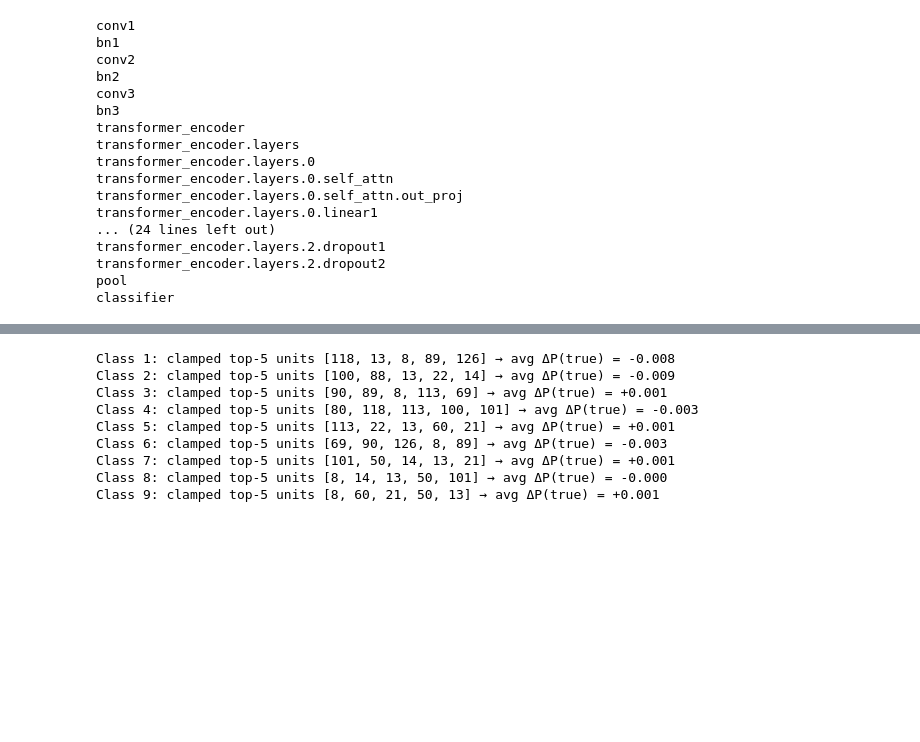
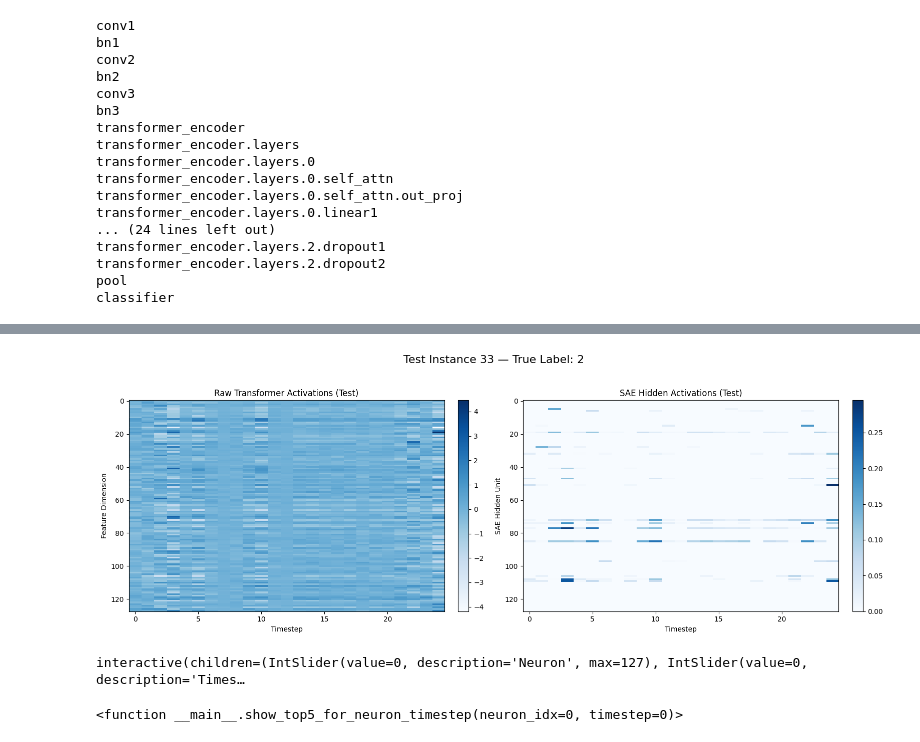
Before and after one commit to mathiisk/TSTpatching, a Jupyter notebook: SAE.ipynb, the cells around one changed output, grey strips where cells are left out. Drawn from its saved outputs; the diff is of its cells as text; code cells hidden in the pictures; blank space fills up the shorter version.

```diff
--- a/SAE.ipynb
+++ b/SAE.ipynb
@@ -346,19 +163,47 @@ Class 9: clamped top-5 units [8, 60, 21, 50, 13] → avg ΔP(true) = +0.001
-# %%
-results = clamp_and_evaluate(
-    model=model,
-    sae=sae,
-    raw_seqs=raw_seqs,
-    labels=labels,
-    topk_dict=topk_dict,
-    clamp_value=0.0,
-)
-# %% [output]
-Class 1: clamped top-5 units [118, 13, 8, 89, 126] → avg ΔP(true) = -0.008
-Class 2: clamped top-5 units [100, 88, 13, 22, 14] → avg ΔP(true) = -0.009
-Class 3: clamped top-5 units [90, 89, 8, 113, 69] → avg ΔP(true) = +0.001
-Class 4: clamped top-5 units [80, 118, 113, 100, 101] → avg ΔP(true) = -0.003
-Class 5: clamped top-5 units [113, 22, 13, 60, 21] → avg ΔP(true) = +0.001
-Class 6: clamped top-5 units [69, 90, 126, 8, 89] → avg ΔP(true) = -0.003
-Class 7: clamped top-5 units [101, 50, 14, 13, 21] → avg ΔP(true) = +0.001
-Class 8: clamped top-5 units [8, 14, 13, 50, 101] → avg ΔP(true) = -0.000
-Class 9: clamped top-5 units [8, 60, 21, 50, 13] → avg ΔP(true) = +0.001
+# %%
+# cache activations on thest set
+cache_test = run_and_cache(model, test_batch, targets=LAYER_TARGETS)
+test_activations = list(cache_test.values())[0]  # (N, T, D)
+test_activations = test_activations.view(-1, test_activations.size(-1)).cpu()
+
+# reshape
+total_timesteps, feat_dim = test_activations.shape
+seq_len = test_batch.shape[1]
+num_instances = total_timesteps // seq_len
+assert num_instances * seq_len == total_timesteps, "Test timesteps not divisible by seq_len!"
+
+test_raw_seqs = test_activations.view(num_instances, seq_len, feat_dim)  # (N, T, D)
+# %%
+# compute SAE hidden activations
+sae.eval()
+with torch.no_grad():
+    flat_test_raw      = test_raw_seqs.view(-1, feat_dim).to(DEVICE)  # (N*T, D)
+    _, flat_test_hidden = sae(flat_test_raw)  # (N*T, H)
+    test_hidden_seqs    = flat_test_hidden.view(num_instances, seq_len, -1)
+
+
+idx = 33  # pick instance
+raw_inst    = test_raw_seqs[idx].T.cpu().numpy()    # (D, T)
+hidden_inst = test_hidden_seqs[idx].T.cpu().numpy() # (H, T)
+true_label  = test_labels[idx].item()
+# %%
+# plot
+fig, axes = plt.subplots(1, 2, figsize=(16, 6))
+
+im0 = axes[0].imshow(raw_inst, aspect='auto', cmap='Blues')
+axes[0].set_title(f"Raw Transformer Activations (Test)")
+axes[0].set_xlabel("Timestep")
+axes[0].set_ylabel("Feature Dimension")
+plt.colorbar(im0, ax=axes[0], fraction=0.046, pad=0.04)
+
+im1 = axes[1].imshow(hidden_inst, aspect='auto', cmap='Blues')
+axes[1].set_title(f"SAE Hidden Activations (Test)")
+axes[1].set_xlabel("Timestep")
+axes[1].set_ylabel("SAE Hidden Unit")
+plt.colorbar(im1, ax=axes[1], fraction=0.046, pad=0.04)
+
+fig.suptitle(f"Test Instance {idx} — True Label: {true_label}", fontsize=16)
+plt.tight_layout(rect=[0, 0.03, 1, 0.95])
+plt.show()
+# %% [output]
+[figure, added]
@@ -364,0 +255,10 @@ Class 9: clamped top-5 units [8, 60, 21, 50, 13] → avg ΔP(true) = +0.001
+# %%
+from ipywidgets import interact, IntSlider
+interact(
+    show_top5_for_neuron_timestep,
+    neuron_idx=IntSlider(min=0, max=127, step=1, value=0, description="Neuron"),
+    timestep=IntSlider(min=0, max=test_batch.shape[1]-1, step=1, value=0, description="Timestep")
+)
+# %% [output]
+interactive(children=(IntSlider(value=0, description='Neuron', max=127), IntSlider(value=0, description='Times…
+<function __main__.show_top5_for_neuron_timestep(neuron_idx=0, timestep=0)>
```
Also changed, not shown: parts of 8 cells of this notebook, 1 other file.
